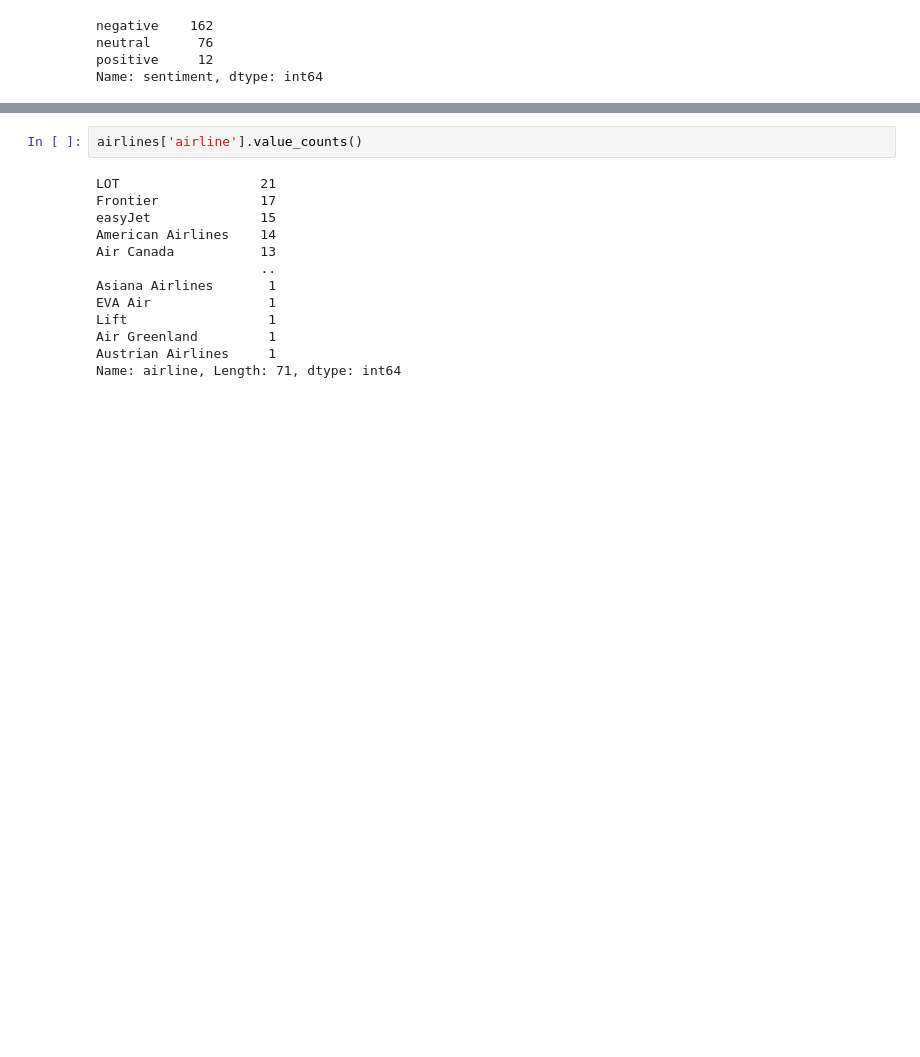
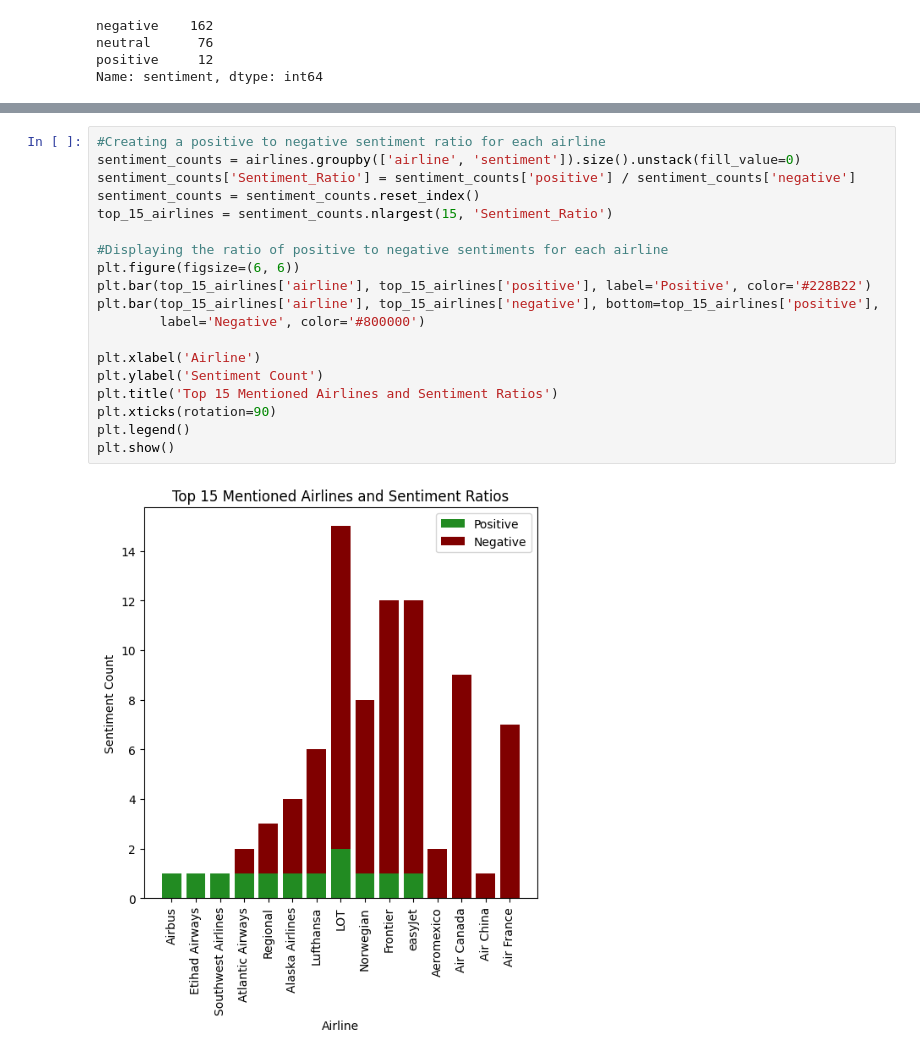
Before and after one commit to tumi59/twitter_airline_sentiments, a Jupyter notebook: twitter_sent.ipynb, the cells around one changed output, grey strips where cells are left out. Cells and saved outputs as stored; diff of their text form; blank space fills up the shorter version.

```diff
--- a/twitter_sent.ipynb
+++ b/twitter_sent.ipynb
@@ -97,15 +109,21 @@ plt.show()
-# %%
-airlines['airline'].value_counts()
-# %% [output]
-LOT                  21
-Frontier             17
-easyJet              15
-American Airlines    14
-Air Canada           13
-                     ..
-Asiana Airlines       1
-EVA Air               1
-Lift                  1
-Air Greenland         1
-Austrian Airlines     1
-Name: airline, Length: 71, dtype: int64
+# %%
+#Creating a positive to negative sentiment ratio for each airline
+sentiment_counts = airlines.groupby(['airline', 'sentiment']).size().unstack(fill_value=0)
+sentiment_counts['Sentiment_Ratio'] = sentiment_counts['positive'] / sentiment_counts['negative']
+sentiment_counts = sentiment_counts.reset_index()
+top_15_airlines = sentiment_counts.nlargest(15, 'Sentiment_Ratio')
+
+#Displaying the ratio of positive to negative sentiments for each airline
+plt.figure(figsize=(6, 6))
+plt.bar(top_15_airlines['airline'], top_15_airlines['positive'], label='Positive', color='#228B22')
+plt.bar(top_15_airlines['airline'], top_15_airlines['negative'], bottom=top_15_airlines['positive'],
+        label='Negative', color='#800000')
+
+plt.xlabel('Airline')
+plt.ylabel('Sentiment Count')
+plt.title('Top 15 Mentioned Airlines and Sentiment Ratios')
+plt.xticks(rotation=90)
+plt.legend()
+plt.show()
+# %% [output]
+[figure, added]
```
Also changed, not shown: parts of 15 cells of this notebook.
